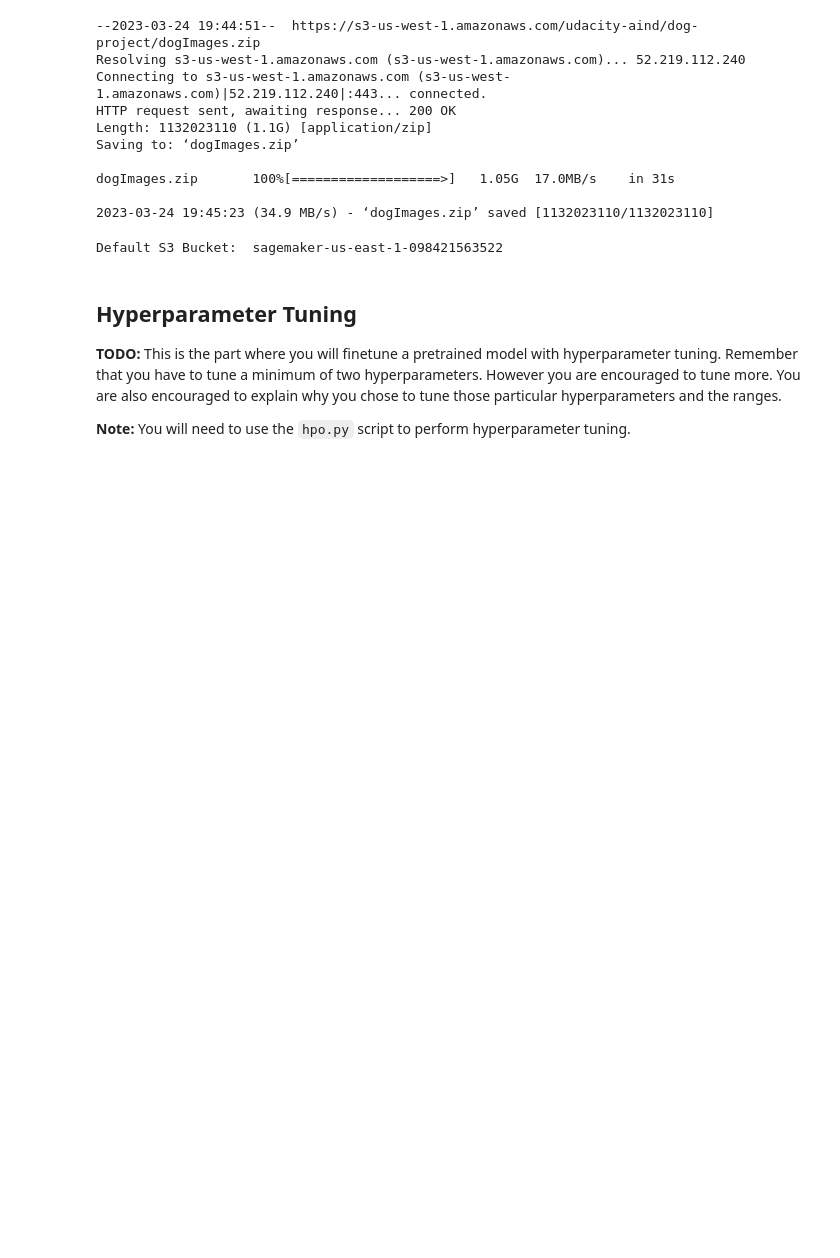
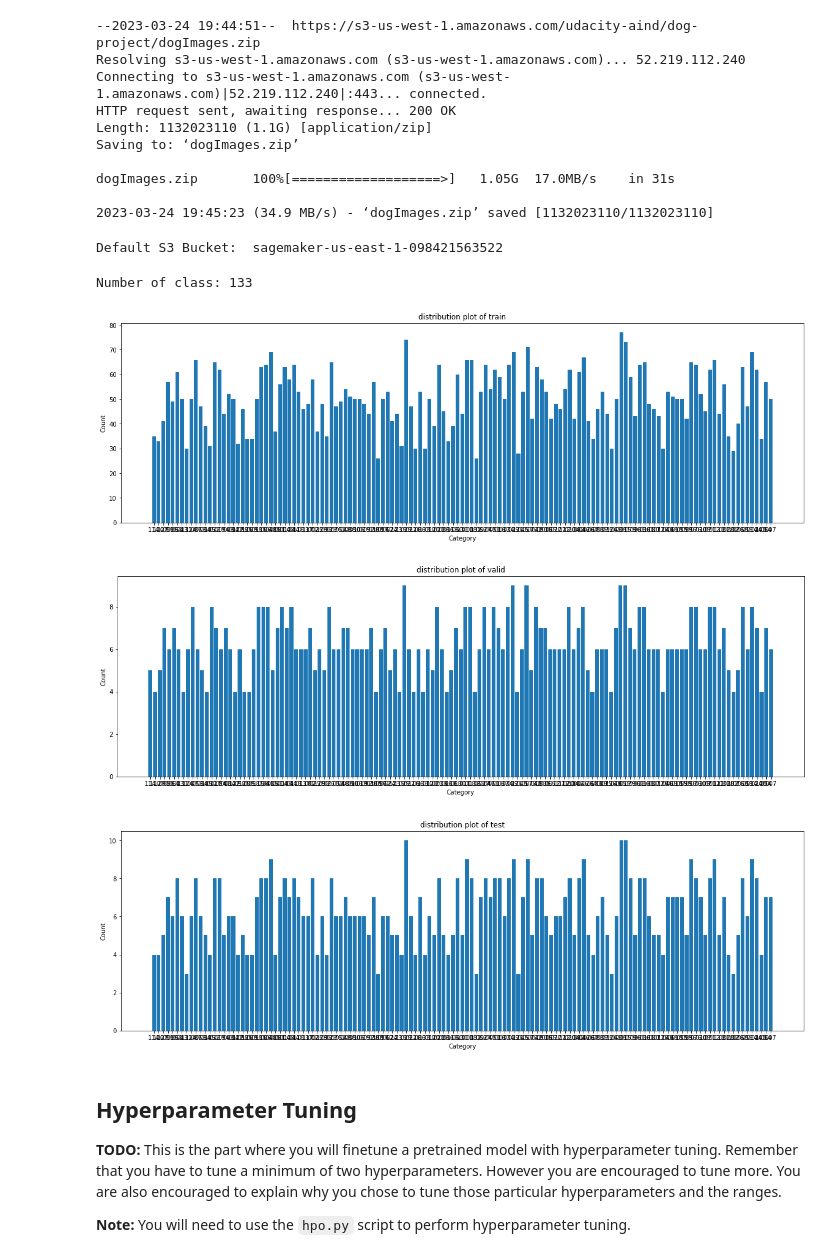
Before and after one commit to chloeqiao/image-classification-sagemaker, a Jupyter notebook: train_and_deploy.ipynb, the cells around one changed output. Saved outputs shown, nothing was run; the diff lists cells and outputs as text; code cells hidden in the pictures; blank space fills up the shorter version.

```diff
--- a/train_and_deploy.ipynb
+++ b/train_and_deploy.ipynb
@@ -63,25 +63,33 @@ Default S3 Bucket:  sagemaker-us-east-1-098421563522
 # %%
 ### data explore
 import os
-path = "/dogImages/train/"
-num_files = len(os.listdir(directory))
+path = "dogImages/train"
+num_files = len(os.listdir(path))
 print("Number of class:", num_files)
+# %% [output]
+Number of class: 133
 # %%
 import matplotlib.pyplot as plt
 def dist_plot(directory):
     class_dict={}
-    path = f'/dogImages/{directory}'
-    for root, dirs, files in os.walk(directory):
-        num_files = len(files)
-        class_dict[root] = num_files
+    path = f'dogImages/{directory}'
+    for cate in os.listdir(path):
+        cate_path = os.path.join(path,cate)
+        cate = cate.split('.')[0]
+        class_dict[cate] = len(os.listdir(cate_path))
+    plt.figure(figsize=(20,6))
     plt.bar(class_dict.keys(), class_dict.values())
     plt.xlabel("Category")
     plt.ylabel("Count")
     plt.title(f"distribution plot of {directory}")
     plt.show()
 dist_plot('train')
 dist_plot('valid')
 dist_plot('test')
+# %% [output]
+[figure, added]
+[figure, added]
+[figure, added]
 # %% [markdown]
 ## Hyperparameter Tuning
 **TODO:** This is the part where you will finetune a pretrained model with hyperparameter tuning. Remember that you have to tune a minimum of two hyperparameters. However you are encouraged to tune more. You are also encouraged to explain why you chose to tune those particular hyperparameters and the ranges.
```
Also changed, not shown: parts of 12 cells of this notebook, 2 other files.
